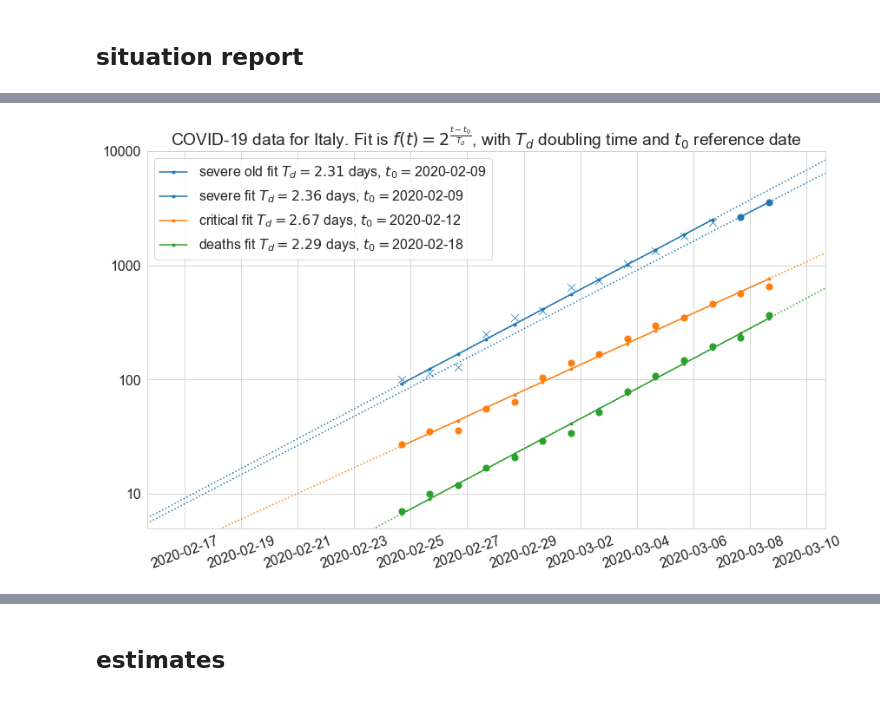
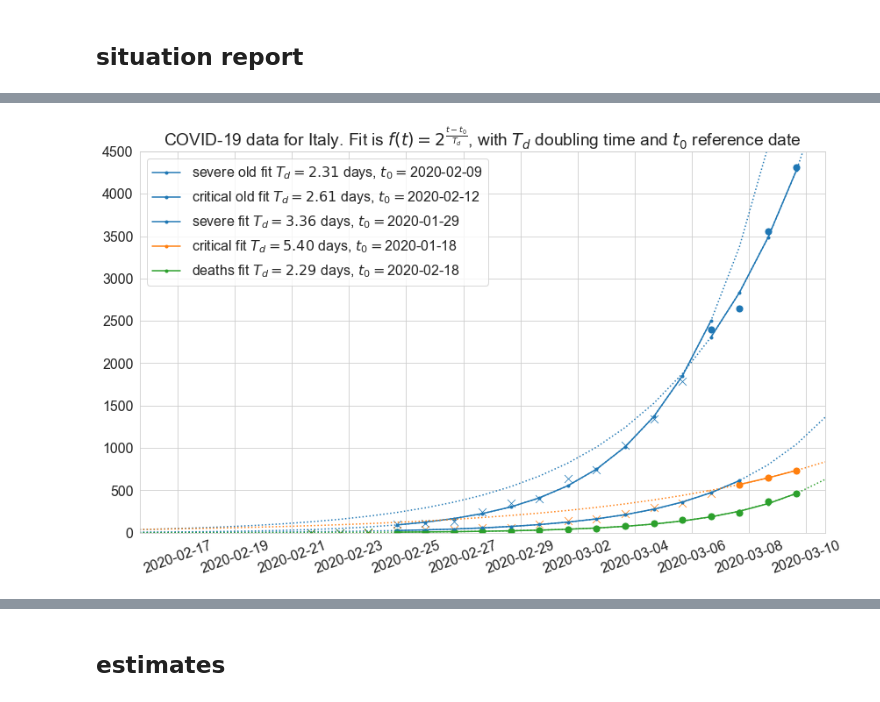
Before and after one commit to alexamici/covid-19-notebooks, a Jupyter notebook: notebooks/italy-situation-report.ipynb, the cells around one changed output, grey strips where cells are left out. Cells and saved outputs as stored; diff of their text form; code cells hidden in the pictures.

```diff
--- a/notebooks/italy-situation-report.ipynb
+++ b/notebooks/italy-situation-report.ipynb
@@ -54,6 +53,16 @@ EXTRAPOLTATE = ('2020-02-15T16:00', '2020-03-10T16:00')
 fits = {}
 for kind in data.columns:
     fits[kind] = covid19.fit.ExponentialFit.from_frame(kind, data, start=START_FIT, stop=STOP_FIT)
+fits['critical_old'] = covid19.fit.ExponentialFit.from_frame('critical', data, start=START_FIT, stop='2020-03-07')
+fits['critical'] = covid19.fit.ExponentialFit.from_frame('critical', data, start='2020-03-07', stop=STOP_FIT)
 fits['severe_old'] = covid19.fit.ExponentialFit.from_frame('severe', data, start=START_FIT, stop='2020-03-06')
-fits['severe'] = covid19.fit.ExponentialFit.from_frame('severe', data, start='2020-03-07', stop=STOP_FIT)
+fits['severe'] = covid19.fit.ExponentialFit.from_frame('severe', data, start='2020-03-06', stop=STOP_FIT)
 fits['healed'] = covid19.fit.ExponentialFit.from_frame('healed', data, start='2020-02-27', stop=STOP_FIT)
+# %%
+_, ax = plt.subplots(subplot_kw={'yscale': 'log', 'ylim': (5, 10000)})
+covid19.plot.plot_fit(ax, fits['severe_old'], label='severe cases old', extrapolate=EXTRAPOLTATE, color=sns.color_palette()[0])
+covid19.plot.plot_fit(ax, fits['critical_old'], label='critical cases old', extrapolate=EXTRAPOLTATE, color=sns.color_palette()[1])
+for kind, color in zip(['severe', 'critical', 'deaths'], sns.color_palette()):
+    covid19.plot.plot(ax, data[kind], fits[kind], label=kind + ' cases', extrapolate=EXTRAPOLTATE, color=color)
+
+_ = ax.set(title=r'COVID-19 data for Italy. Fits are $f(t) = 2 ^ \frac{t - t_0}{T_d}$, with $T_d$ doubling time and $t_0$ reference date')
@@ -60,9 +71,10 @@ fits['healed'] = covid19.fit.ExponentialFit.from_frame('healed', data, start='20
 # %%
-_, ax = plt.subplots(subplot_kw={'yscale': 'log', 'ylim': (5, 10000)})
+_, ax = plt.subplots(subplot_kw={'ylim': (0, 4500)})
 covid19.plot.plot_fit(ax, fits['severe_old'], label='severe old', extrapolate=EXTRAPOLTATE, color=sns.color_palette()[0])
+covid19.plot.plot_fit(ax, fits['critical_old'], label='critical old', extrapolate=EXTRAPOLTATE, color=sns.color_palette()[0])
 for kind, color in zip(['severe', 'critical', 'deaths'], sns.color_palette()):
     covid19.plot.plot(ax, data[kind], fits[kind], label=kind, extrapolate=EXTRAPOLTATE, color=color)
 
 _ = ax.set(title=r'COVID-19 data for Italy. Fit is $f(t) = 2 ^ \frac{t - t_0}{T_d}$, with $T_d$ doubling time and $t_0$ reference date')
 # %% [output]
-[figure, old version]
+[figure, new version]
```
Also changed, not shown: parts of 4 cells of this notebook, 2 other files.
